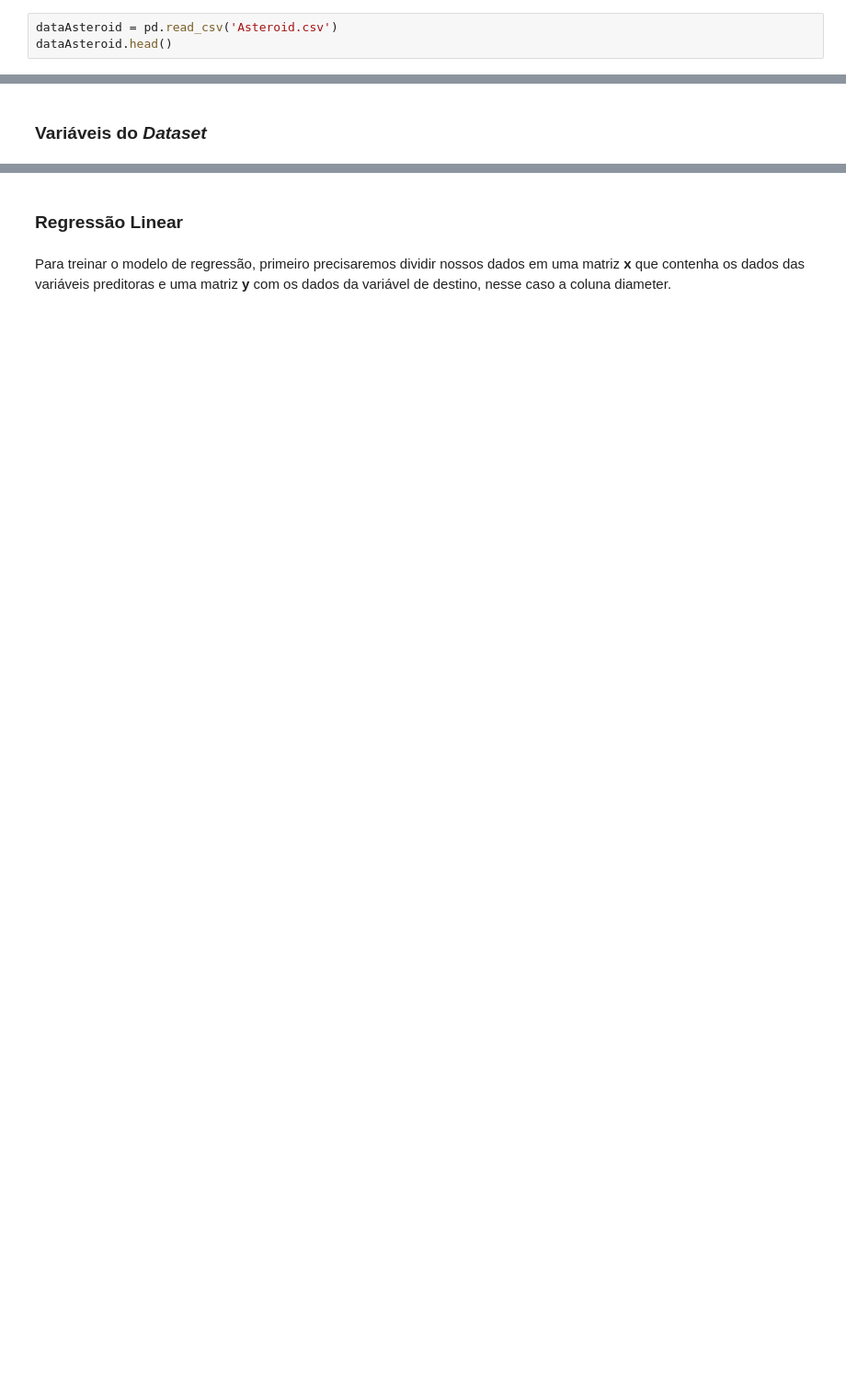
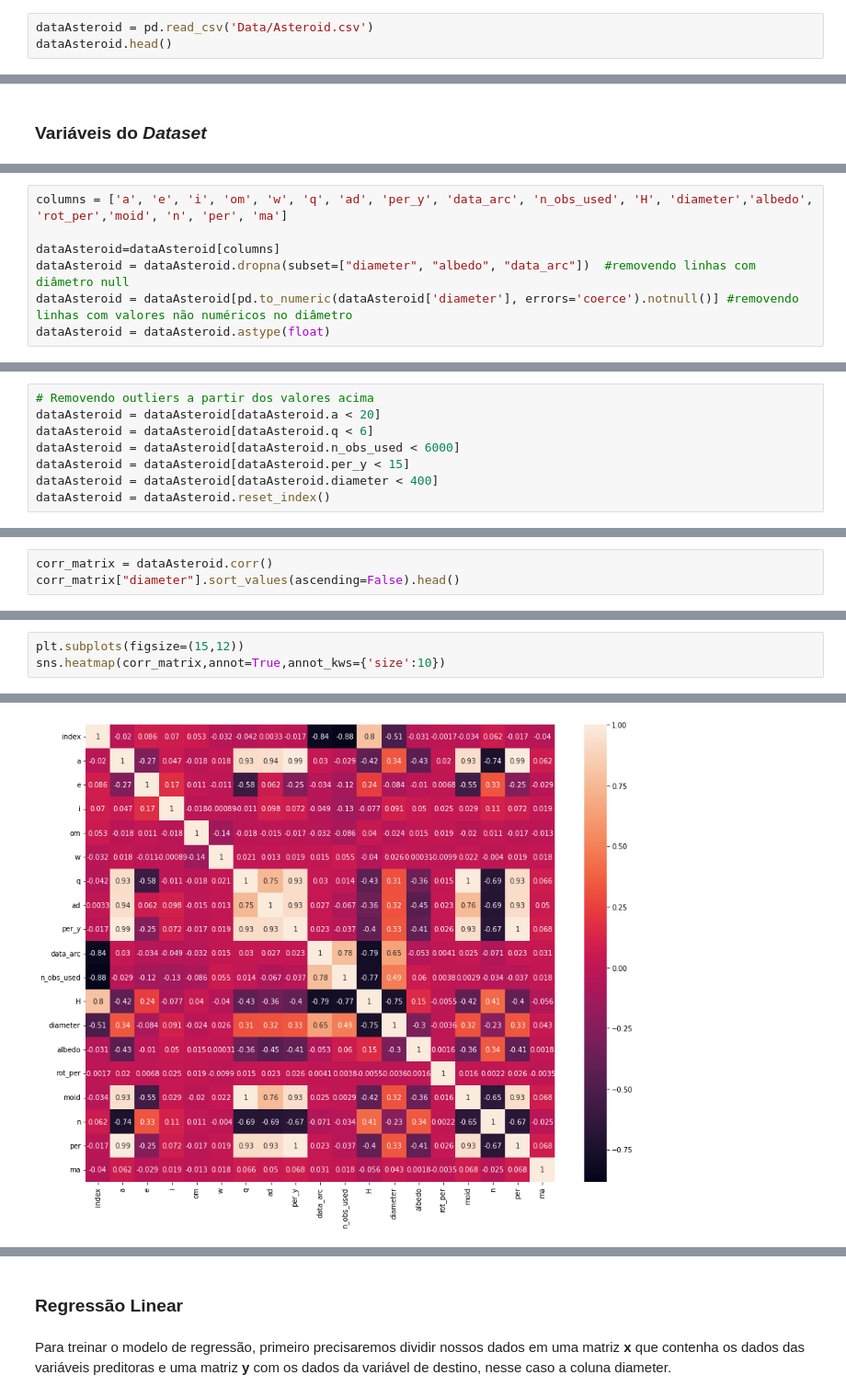
Before and after one commit to AmandaACLucio/Inteligencia_Computacional, a Jupyter notebook: Projeto/Projeto.ipynb, the cells around one changed output, grey strips where cells are left out. Shown: that part at 92% size. Cells and saved outputs as stored; diff of their text form; blank space fills up the shorter version.

```diff
--- a/Projeto/Projeto.ipynb
+++ b/Projeto/Projeto.ipynb
@@ -17,5 +17,5 @@ from scipy import stats
 
 %matplotlib inline
 # %%
-dataAsteroid = pd.read_csv('Asteroid.csv')
+dataAsteroid = pd.read_csv('Data/Asteroid.csv')
 dataAsteroid.head()
@@ -25,0 +40,7 @@ dataAsteroid.columns
+# %%
+columns = ['a', 'e', 'i', 'om', 'w', 'q', 'ad', 'per_y', 'data_arc', 'n_obs_used', 'H', 'diameter','albedo', 'rot_per','moid', 'n', 'per', 'ma']
+
+dataAsteroid=dataAsteroid[columns]
+dataAsteroid = dataAsteroid.dropna(subset=["diameter", "albedo", "data_arc"])  #removendo linhas com diâmetro null
+dataAsteroid = dataAsteroid[pd.to_numeric(dataAsteroid['diameter'], errors='coerce').notnull()] #removendo linhas com valores não numéricos no diâmetro
+dataAsteroid = dataAsteroid.astype(float)
@@ -25,0 +61,8 @@ dataAsteroid.columns
+# %%
+# Removendo outliers a partir dos valores acima
+dataAsteroid = dataAsteroid[dataAsteroid.a < 20]
+dataAsteroid = dataAsteroid[dataAsteroid.q < 6]
+dataAsteroid = dataAsteroid[dataAsteroid.n_obs_used < 6000]
+dataAsteroid = dataAsteroid[dataAsteroid.per_y < 15]
+dataAsteroid = dataAsteroid[dataAsteroid.diameter < 400]
+dataAsteroid = dataAsteroid.reset_index()
@@ -25,0 +71,3 @@ dataAsteroid.columns
+# %%
+corr_matrix = dataAsteroid.corr()
+corr_matrix["diameter"].sort_values(ascending=False).head()
@@ -25,0 +81,4 @@ dataAsteroid.columns
+# %%
+plt.subplots(figsize=(15,12))
+sns.heatmap(corr_matrix,annot=True,annot_kws={'size':10})
+# %% [output]
@@ -25,0 +86 @@ dataAsteroid.columns
+[figure, added]
```
Also changed, not shown: parts of 10 cells of this notebook, 1 other file.
